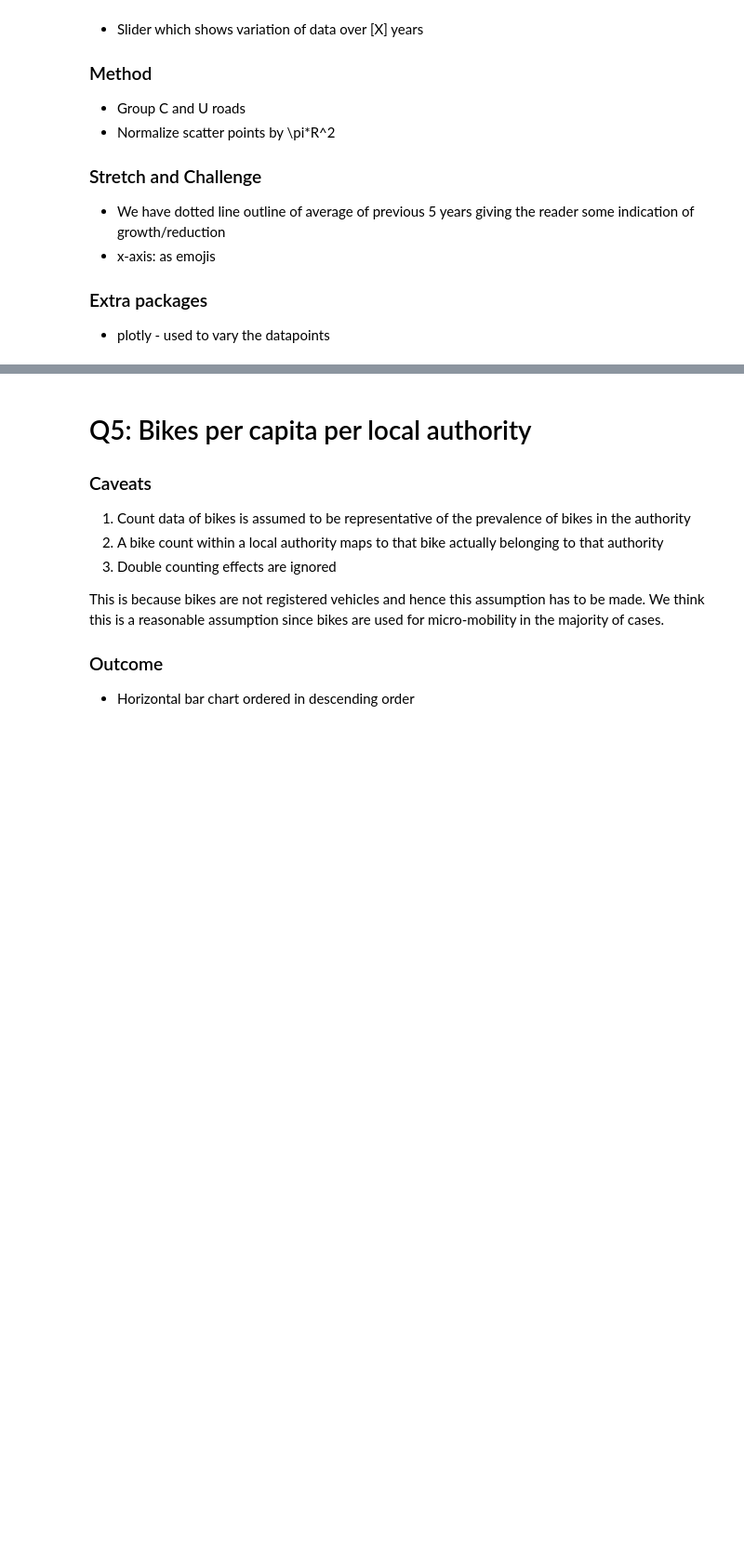
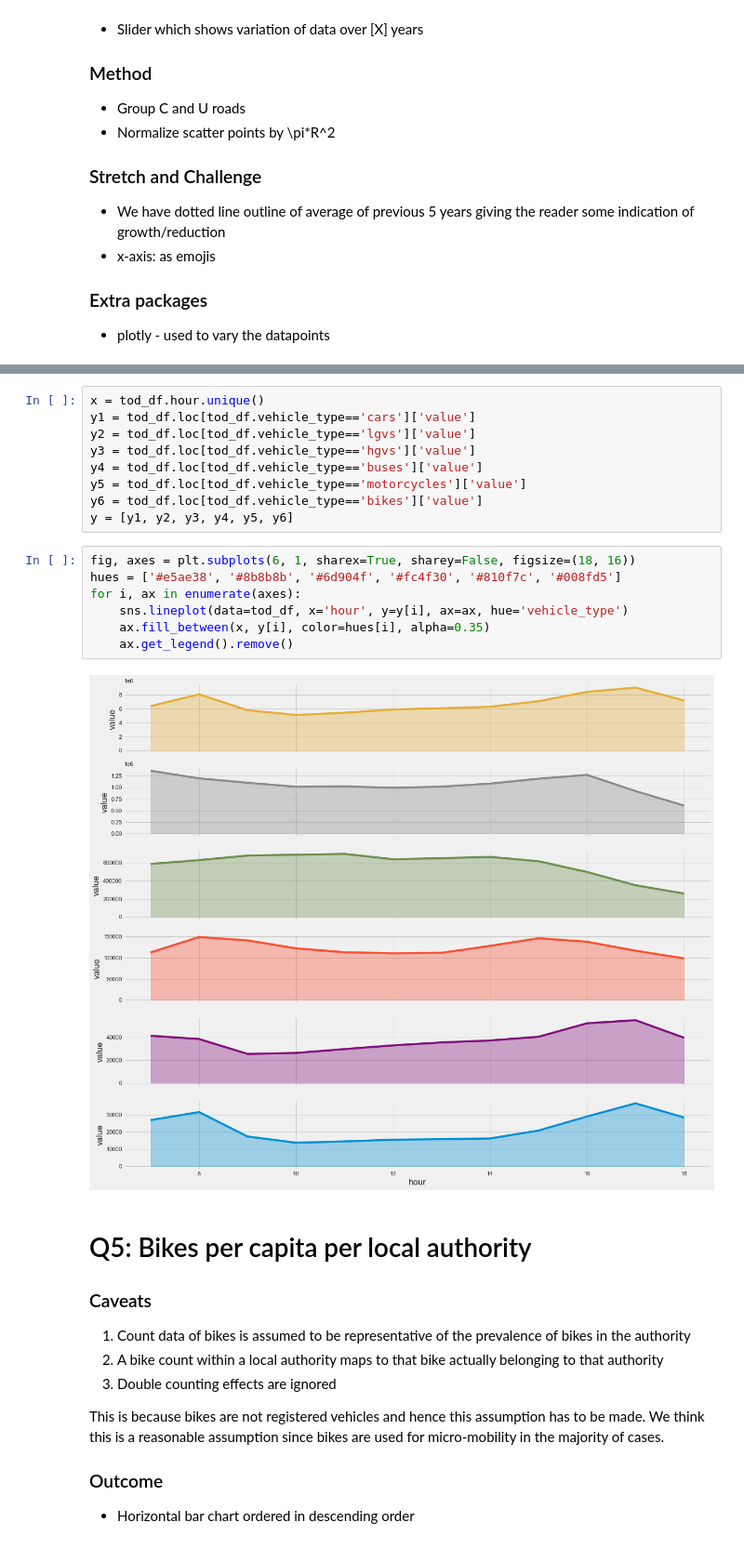
Before and after one commit to c-abbott/scottish-transport-analysis, a Jupyter notebook: project-2-report.ipynb, the cells around one changed output, grey strips where cells are left out. Shown at 93% size. Saved outputs shown, nothing was run; the diff lists cells and outputs as text; blank space fills up the shorter version.

```diff
--- a/project-2-report.ipynb
+++ b/project-2-report.ipynb
@@ -144,3 +172,21 @@ group Q2 data by roads
+# %%
+x = tod_df.hour.unique()
+y1 = tod_df.loc[tod_df.vehicle_type=='cars']['value']
+y2 = tod_df.loc[tod_df.vehicle_type=='lgvs']['value']
+y3 = tod_df.loc[tod_df.vehicle_type=='hgvs']['value']
+y4 = tod_df.loc[tod_df.vehicle_type=='buses']['value']
+y5 = tod_df.loc[tod_df.vehicle_type=='motorcycles']['value']
+y6 = tod_df.loc[tod_df.vehicle_type=='bikes']['value']
+y = [y1, y2, y3, y4, y5, y6]
+# %%
+fig, axes = plt.subplots(6, 1, sharex=True, sharey=False, figsize=(18, 16))
+hues = ['#e5ae38', '#8b8b8b', '#6d904f', '#fc4f30', '#810f7c', '#008fd5']
+for i, ax in enumerate(axes):
+    sns.lineplot(data=tod_df, x='hour', y=y[i], ax=ax, hue='vehicle_type')
+    ax.fill_between(x, y[i], color=hues[i], alpha=0.35)
+    ax.get_legend().remove()
+# %% [output]
+[figure, added]
 # %% [markdown]
 # Q5: Bikes per capita per local authority
 
```
Also changed, not shown: parts of 8 cells of this notebook.
